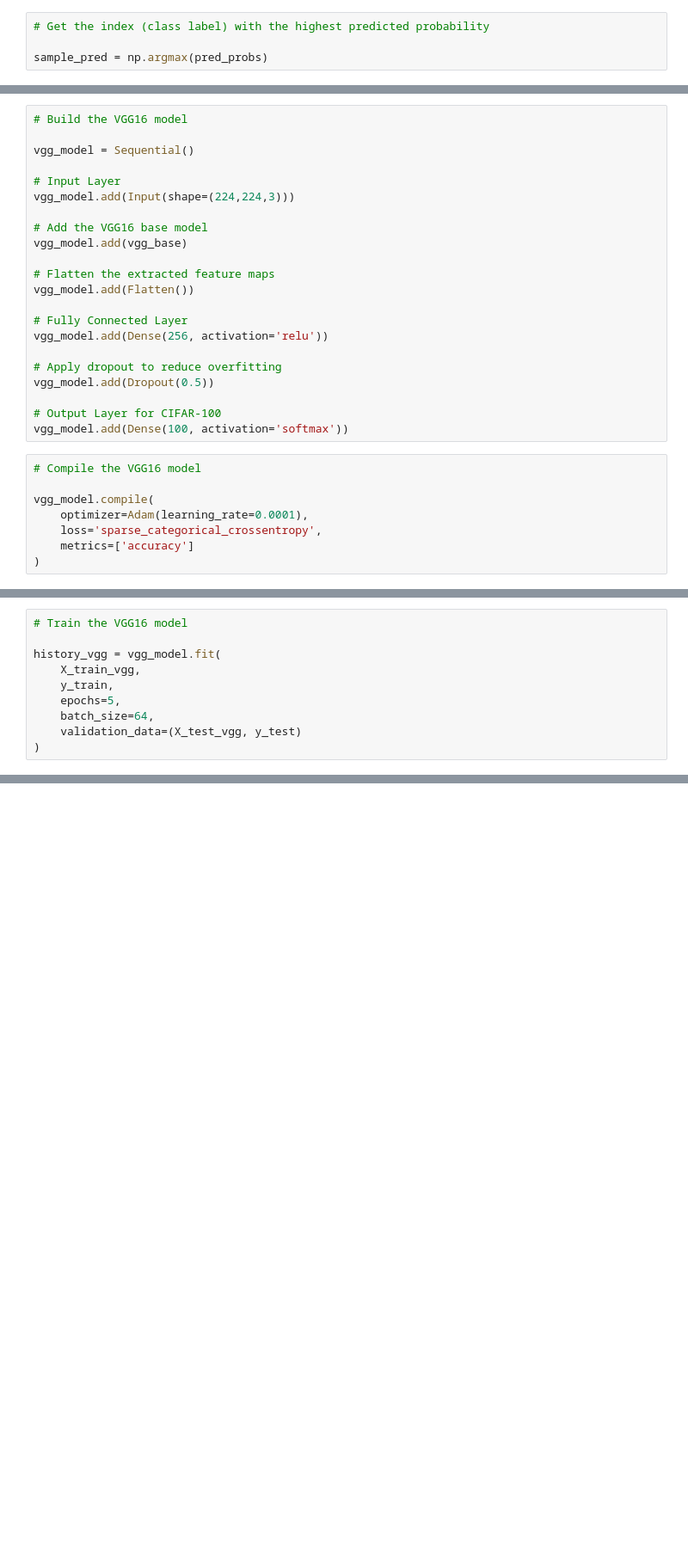
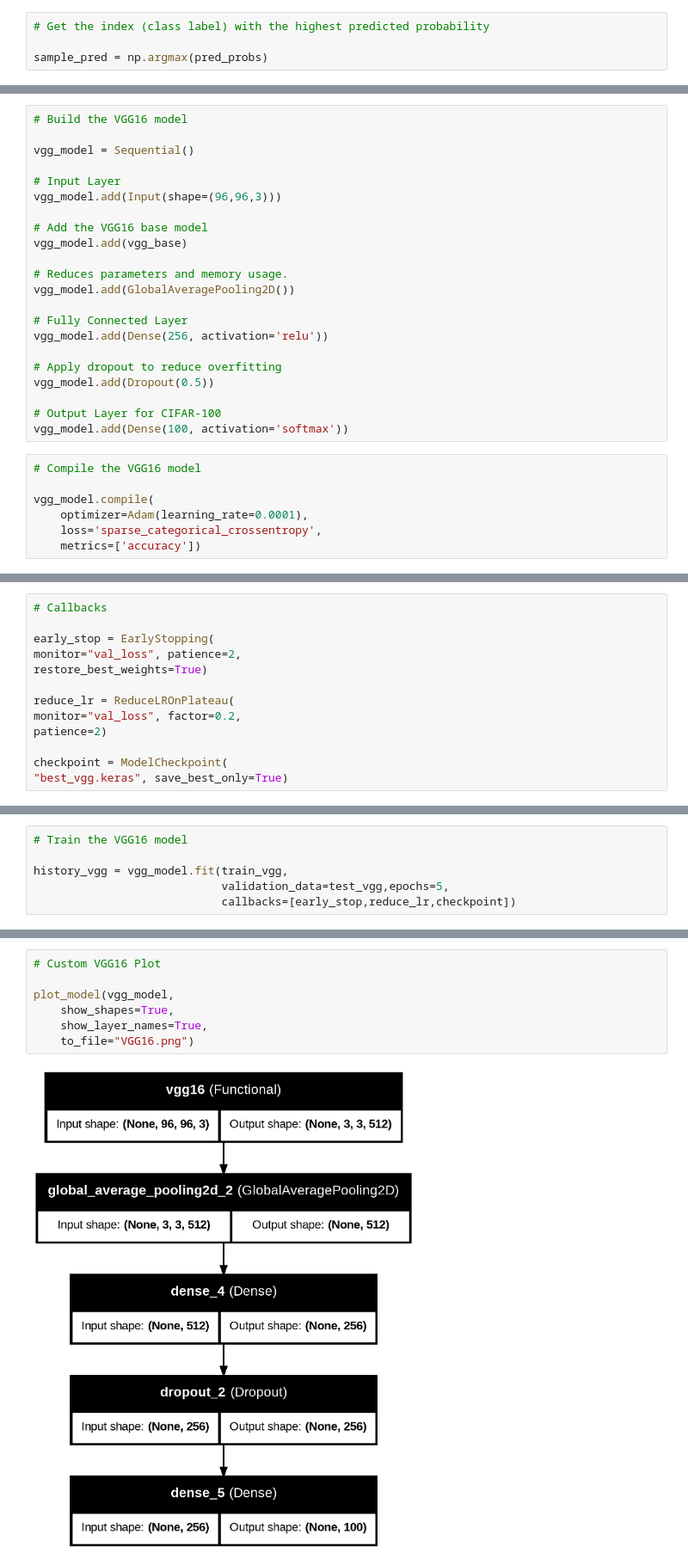
Before and after one commit to Rini43/Case_Study, a Jupyter notebook: Computer_Vision_Case_Study.ipynb, the cells around one changed output, grey strips where cells are left out. Shown at 86% size. Cells and saved outputs as stored; diff of their text form; blank space fills up the shorter version.

```diff
--- a/Computer_Vision_Case_Study.ipynb
+++ b/Computer_Vision_Case_Study.ipynb
@@ -381,13 +429,13 @@ for layer in vgg_base.layers:
 vgg_model = Sequential()
 
 # Input Layer
-vgg_model.add(Input(shape=(224,224,3)))
+vgg_model.add(Input(shape=(96,96,3)))
 
 # Add the VGG16 base model
 vgg_model.add(vgg_base)
 
-# Flatten the extracted feature maps
-vgg_model.add(Flatten())
+# Reduces parameters and memory usage.
+vgg_model.add(GlobalAveragePooling2D())
 
 # Fully Connected Layer
 vgg_model.add(Dense(256, activation='relu'))
@@ -403,8 +451,7 @@ vgg_model.add(Dense(100, activation='softmax'))
 vgg_model.compile(
     optimizer=Adam(learning_rate=0.0001),
     loss='sparse_categorical_crossentropy',
-    metrics=['accuracy']
-)
+    metrics=['accuracy'])
 # %%
 # Display the VGG16 model architecture
 
@@ -411,0 +478,13 @@ vgg_model.summary()
+# %%
+# Callbacks
+
+early_stop = EarlyStopping(
+monitor="val_loss", patience=2,
+restore_best_weights=True)
+
+reduce_lr = ReduceLROnPlateau(
+monitor="val_loss", factor=0.2,
+patience=2)
+
+checkpoint = ModelCheckpoint(
+"best_vgg.keras", save_best_only=True)
@@ -412,10 +499,6 @@ vgg_model.summary()
 # %%
 # Train the VGG16 model
 
-history_vgg = vgg_model.fit(
-    X_train_vgg,
-    y_train,
-    epochs=5,
-    batch_size=64,
-    validation_data=(X_test_vgg, y_test)
-)
+history_vgg = vgg_model.fit(train_vgg,
+                            validation_data=test_vgg,epochs=5,
+                            callbacks=[early_stop,reduce_lr,checkpoint])
@@ -429 +536,10 @@ print("Test Accuracy :", test_accuracy)
+# %%
+# Custom VGG16 Plot
+
+plot_model(vgg_model,
+    show_shapes=True,
+    show_layer_names=True,
+    to_file="VGG16.png")
+# %% [output]
+[figure, added]
 # %%
```
Also changed, not shown: parts of 33 cells of this notebook.
